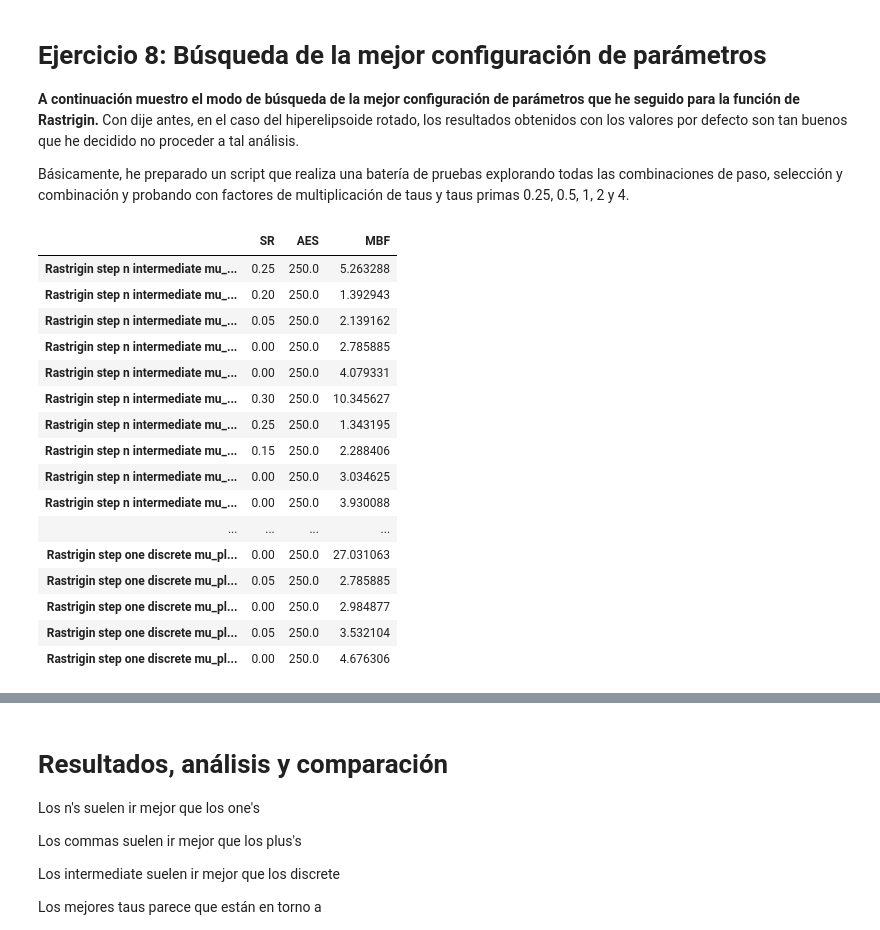
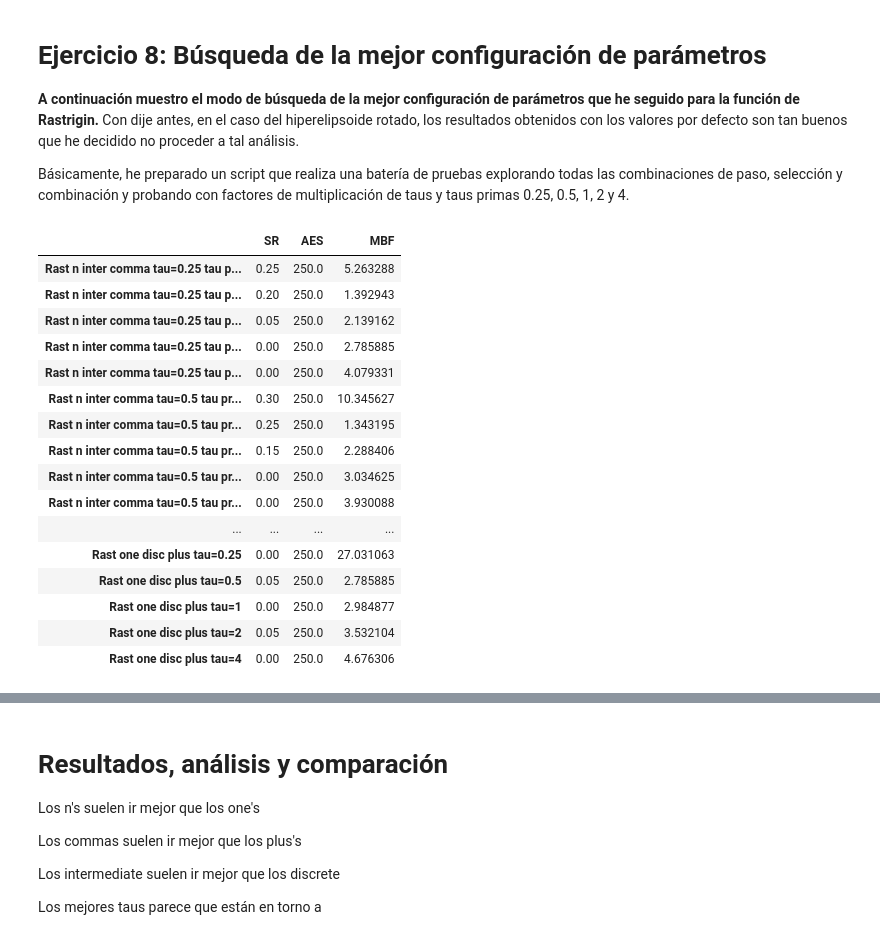
Before and after one commit to amanas/ce, a Jupyter notebook: doc/p2.ipynb, the cells around one changed output, grey strips where cells are left out. Drawn from its saved outputs; the diff is of its cells as text; code cells hidden in the pictures.

```diff
--- a/doc/p2.ipynb
+++ b/doc/p2.ipynb
@@ -950,50 +950,51 @@ def p_live(step,s,r,t,t_p,i):
                 recombination=r,
                 tau_factor=t,
                 tau_prima_factor=t_p,
                 max_generations=250)[1]
 
 def do_exploration():
     result = []
     sels = ['mu_comma_lambda','mu_plus_lambda']
     recs = ['intermediate','discrete']
     taus = [0.25, 0.5, 1, 2, 4]
     taus_p = [0.25, 0.5, 1, 2, 4]
-    template = 'Rastrigin step n {} {} f-tau={} f-tau prima={}'
+    template = 'Rast n {} {} tau={} tau prima={}'
     for s,r,t,t_p in it.product(sels,recs,taus,taus_p):
         name = template.format(r,s,t,t_p)
         print name
         exps = p_exps(name,partial(p_live,'n',s,r,t,t_p),n=20)
         metrics = render_experiments(exps,rastrigin,epsilon=0.1)
         result += [metrics]
 
-    template = 'Rastrigin step one {} {} f-tau={}'
+    template = 'Rast one {} {} tau={}'
     for s,r,t in it.product(sels,recs,taus):
         name = template.format(r,s,t)
         print name
         exps = p_exps(name,partial(p_live,'one',s,r,t,0),n=20)
         metrics = render_experiments(exps,rastrigin,epsilon=0.1)
         result += [metrics]
     return result
 
 
 # exploration = do_exploration()
-pd.set_option('display.max_rows', 500)
-pd.concat(exploration)
+# pd.set_option('display.max_rows', 500)
+# result = pd.concat(exploration)
+result
 # %% [output]
 |  | SR | AES | MBF |
-| Rastrigin step n intermediate mu_... | 0.25 | 250.0 | 5.263288 |
-| Rastrigin step n intermediate mu_... | 0.20 | 250.0 | 1.392943 |
-| Rastrigin step n intermediate mu_... | 0.05 | 250.0 | 2.139162 |
-| Rastrigin step n intermediate mu_... | 0.00 | 250.0 | 2.785885 |
-| Rastrigin step n intermediate mu_... | 0.00 | 250.0 | 4.079331 |
-| Rastrigin step n intermediate mu_... | 0.30 | 250.0 | 10.345627 |
-| Rastrigin step n intermediate mu_... | 0.25 | 250.0 | 1.343195 |
-| Rastrigin step n intermediate mu_... | 0.15 | 250.0 | 2.288406 |
-| Rastrigin step n intermediate mu_... | 0.00 | 250.0 | 3.034625 |
-| Rastrigin step n intermediate mu_... | 0.00 | 250.0 | 3.930088 |
+| Rast n inter comma tau=0.25 tau p... | 0.25 | 250.0 | 5.263288 |
+| Rast n inter comma tau=0.25 tau p... | 0.20 | 250.0 | 1.392943 |
+| Rast n inter comma tau=0.25 tau p... | 0.05 | 250.0 | 2.139162 |
+| Rast n inter comma tau=0.25 tau p... | 0.00 | 250.0 | 2.785885 |
+| Rast n inter comma tau=0.25 tau p... | 0.00 | 250.0 | 4.079331 |
+| Rast n inter comma tau=0.5 tau pr... | 0.30 | 250.0 | 10.345627 |
+| Rast n inter comma tau=0.5 tau pr... | 0.25 | 250.0 | 1.343195 |
+| Rast n inter comma tau=0.5 tau pr... | 0.15 | 250.0 | 2.288406 |
+| Rast n inter comma tau=0.5 tau pr... | 0.00 | 250.0 | 3.034625 |
+| Rast n inter comma tau=0.5 tau pr... | 0.00 | 250.0 | 3.930088 |
 | ... | ... | ... | ... |
-| Rastrigin step one discrete mu_pl... | 0.00 | 250.0 | 27.031063 |
-| Rastrigin step one discrete mu_pl... | 0.05 | 250.0 | 2.785885 |
-| Rastrigin step one discrete mu_pl... | 0.00 | 250.0 | 2.984877 |
-| Rastrigin step one discrete mu_pl... | 0.05 | 250.0 | 3.532104 |
-| Rastrigin step one discrete mu_pl... | 0.00 | 250.0 | 4.676306 |
+| Rast one disc plus tau=0.25 | 0.00 | 250.0 | 27.031063 |
+| Rast one disc plus tau=0.5 | 0.05 | 250.0 | 2.785885 |
+| Rast one disc plus tau=1 | 0.00 | 250.0 | 2.984877 |
+| Rast one disc plus tau=2 | 0.05 | 250.0 | 3.532104 |
+| Rast one disc plus tau=4 | 0.00 | 250.0 | 4.676306 |
```
Also changed, not shown: parts of 1 cell of this notebook.
